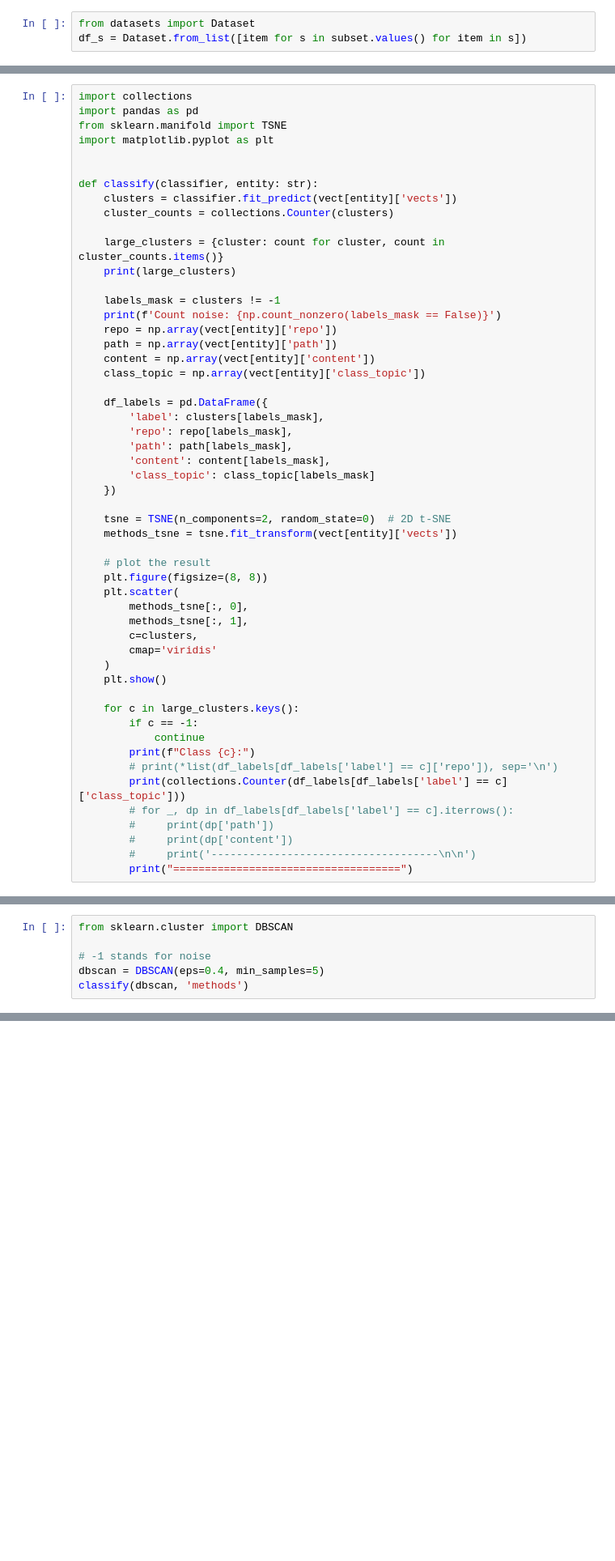
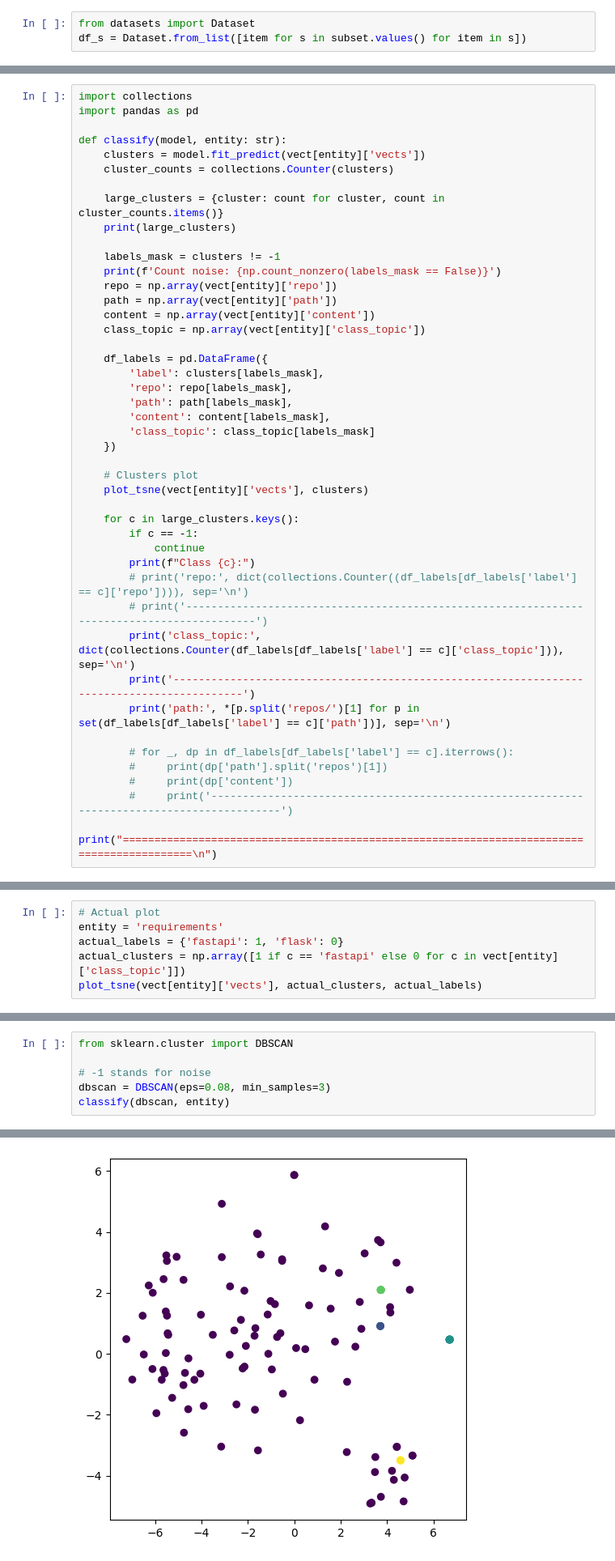
Before and after one commit to JetBrains-Research/agents-eval, a Jupyter notebook: src/template_generation/notebooks/projects_clustering.ipynb, the cells around one changed output, grey strips where cells are left out. Shown at 81% size. Saved outputs shown, nothing was run; the diff lists cells and outputs as text; blank space fills up the shorter version.

```diff
--- a/src/template_generation/notebooks/projects_clustering.ipynb
+++ b/src/template_generation/notebooks/projects_clustering.ipynb
@@ -161,12 +269,9 @@ print(collections.Counter(vect['files']['class_topic']))
 # %%
 import collections
 import pandas as pd
-from sklearn.manifold import TSNE
-import matplotlib.pyplot as plt
 
-
-def classify(classifier, entity: str):
-    clusters = classifier.fit_predict(vect[entity]['vects'])
+def classify(model, entity: str):
+    clusters = model.fit_predict(vect[entity]['vects'])
     cluster_counts = collections.Counter(clusters)
 
     large_clusters = {cluster: count for cluster, count in cluster_counts.items()}
@@ -187,27 +292,21 @@ def classify(classifier, entity: str):
         'class_topic': class_topic[labels_mask]
     })
 
-    tsne = TSNE(n_components=2, random_state=0)  # 2D t-SNE
-    methods_tsne = tsne.fit_transform(vect[entity]['vects'])
-
-    # plot the result
-    plt.figure(figsize=(8, 8))
-    plt.scatter(
-        methods_tsne[:, 0],
-        methods_tsne[:, 1],
-        c=clusters,
-        cmap='viridis'
-    )
-    plt.show()
+    # Clusters plot
+    plot_tsne(vect[entity]['vects'], clusters)
 
     for c in large_clusters.keys():
         if c == -1:
             continue
         print(f"Class {c}:")
-        # print(*list(df_labels[df_labels['label'] == c]['repo']), sep='\n')
-        print(collections.Counter(df_labels[df_labels['label'] == c]['class_topic']))
+        # print('repo:', dict(collections.Counter((df_labels[df_labels['label'] == c]['repo']))), sep='\n')
+        # print('-------------------------------------------------------------------------------------------')
+        print('class_topic:', dict(collections.Counter(df_labels[df_labels['label'] == c]['class_topic'])), sep='\n')
+        print('-------------------------------------------------------------------------------------------')
+        print('path:', *[p.split('repos/')[1] for p in set(df_labels[df_labels['label'] == c]['path'])], sep='\n')
+
         # for _, dp in df_labels[df_labels['label'] == c].iterrows():
-        #     print(dp['path'])
+        #     print(dp['path'].split('repos')[1])
         #     print(dp['content'])
-        #     print('------------------------------------\n\n')
-        print("====================================")
+        #     print('-------------------------------------------------------------------------------------------')
+        print("===========================================================================================\n")
@@ -213,0 +322,6 @@ def classify(classifier, entity: str):
+# %%
+# Actual plot
+entity = 'requirements'
+actual_labels = {'fastapi': 1, 'flask': 0}
+actual_clusters = np.array([1 if c == 'fastapi' else 0 for c in vect[entity]['class_topic']])
+plot_tsne(vect[entity]['vects'], actual_clusters, actual_labels)
@@ -215,5 +332,6 @@ def classify(classifier, entity: str):
 from sklearn.cluster import DBSCAN
 
 # -1 stands for noise
-dbscan = DBSCAN(eps=0.4, min_samples=5)
-classify(dbscan, 'methods')
+dbscan = DBSCAN(eps=0.08, min_samples=3)
+classify(dbscan, entity)
+# %% [output]
@@ -219,0 +340 @@ classify(dbscan, 'methods')
+[figure, added]
```
Also changed, not shown: parts of 34 cells of this notebook, 6 other files.
